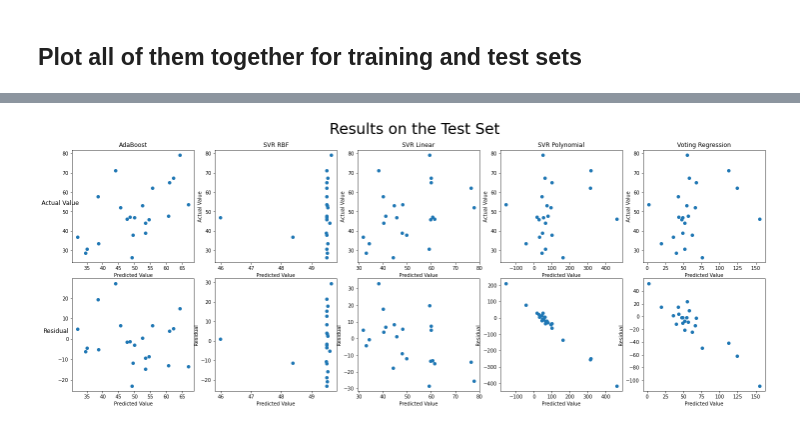
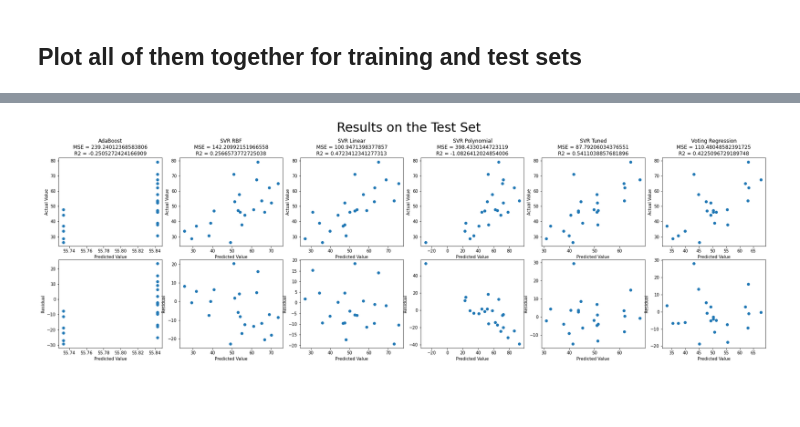
Before and after one commit to jlb14n/Capstone, a Jupyter notebook: Code/Other Machine Learning.ipynb, the cells around one changed output, grey strips where cells are left out. Drawn from its saved outputs; the diff is of its cells as text; code cells hidden in the pictures; blank space fills up the shorter version.

```diff
--- a/Code/Other Machine Learning.ipynb
+++ b/Code/Other Machine Learning.ipynb
@@ -170,9 +180,9 @@ Fitting 5 folds for each of 32 candidates, totalling 160 fits
 # %%
 # Retrain the model using just the optimized parameters
-ABR = AdaBoostRegressor(random_state=0, n_estimators=500, learning_rate=0.7)
-ABR.fit(X_train, y_train)
-scores = cross_val_score(ABR, X_train, y_train, cv=5)
-print(scores.mean())
-print(f"TRAIN: {ABR.score(X_train, y_train)}")
-print(f"TEST: {ABR.score(X_test, y_test)}")
+ABR = AdaBoostRegressor(random_state=0, n_estimators=500, learning_rate=0.5)
+ABR.fit(X_train_scaled, y_train)
+scores = cross_val_score(ABR, X_train_scaled, y_train, cv=5)
+print(f"Cross-Validation Mean Scores: {scores.mean()}")
+print(f"TRAIN: R2 = {ABR.score(X_train_scaled, y_train)} MSE = {mean_squared_error(y_train, regr.predict(X_train_scaled))}")
+print(f"TEST: R2 = {ABR.score(X_test, y_test)} MSE = {mean_squared_error(y_test, regr.predict(X_test_scaled))}")
 # %% [output]
@@ -306,10 +368,10 @@ Take the pretty poor regressors that we developed above and use them together in
 from sklearn.ensemble import VotingRegressor
 
 ereg = VotingRegressor(
-    estimators=[('ABR', ABR), ('svr_rbf', svr_rbf), ('svr_linear', svr_linear), ('svr_poly', svr_poly)])
-ereg = ereg.fit(X_train, y_train)
-scores = cross_val_score(ereg, X_train, y_train, cv=5)
+    estimators=[('ABR', ABR), ('svr_opt', svr_opt)])
+ereg = ereg.fit(X_train_scaled, y_train)
+scores = cross_val_score(ereg, X_train_scaled, y_train, cv=5)
 print(scores.mean())
-print(f"TRAIN: {ereg.score(X_train, y_train)}")
+print(f"TRAIN: {ereg.score(X_train_scaled, y_train)}")
 print(f"TEST: {ereg.score(X_test, y_test)}")
 # %% [output]
@@ -425,30 +503,41 @@ import matplotlib.pyplot as plt
 
 predict_ABR = ABR.predict(X_test)
 residual_ABR = y_test - predict_ABR
+MSE_ABR = mean_squared_error(y_test, predict_ABR)
 
-predict_svr_rbf = svr_rbf.predict(X_test)
+predict_svr_rbf = svr_rbf.predict(X_test_scaled)
 residual_svr_rbf = y_test - predict_svr_rbf
+MSE_svr_rbf = mean_squared_error(y_test, predict_svr_rbf)
 
-predict_svr_linear = svr_linear.predict(X_test)
+predict_svr_linear = svr_linear.predict(X_test_scaled)
 residual_svr_linear = y_test - predict_svr_linear
+MSE_svr_linear = mean_squared_error(y_test, predict_svr_linear)
 
-predict_svr_poly = svr_poly.predict(X_test)
+predict_svr_poly = svr_poly.predict(X_test_scaled)
 residual_svr_poly = y_test - predict_svr_poly
+MSE_svr_poly = mean_squared_error(y_test, predict_svr_poly)
 
-predict_ereg = ereg.predict(X_test)
+predict_svr_opt = svr_opt.predict(X_test_scaled)
+residual_svr_opt = y_test - predict_svr_opt
+MSE_svr_opt = mean_squared_error(y_test, predict_svr_opt)
+
+predict_ereg = ereg.predict(X_test_scaled)
 residual_ereg = y_test - predict_ereg
+MSE_ereg = mean_squared_error(y_test, predict_ereg)
 
-cols = ['AdaBoost', 'SVR RBF', 'SVR Linear', 'SVR Polynomial', 'Voting Regression']
-rows = ['', '']
+cols = [f'AdaBoost\nMSE = {MSE_ABR}\nR2 = {ABR.score(X_test, y_test)}',
+        f'SVR RBF\nMSE = {MSE_svr_rbf}\nR2 = {svr_rbf.score(X_test_scaled, y_test)}',
+        f'SVR Linear\nMSE = {MSE_svr_linear}\nR2 = {svr_linear.score(X_test_scaled, y_test)}',
+        f'SVR Polynomial\nMSE = {MSE_svr_poly}\nR2 = {svr_poly.score(X_test_scaled, y_test)}',
+        f'SVR Tuned\nMSE = {MSE_svr_opt}\nR2 = {svr_opt.score(X_test_scaled, y_test)}',
+        f'Voting Regression\nMSE = {MSE_ereg}\nR2 = {ereg.score(X_test_scaled, y_test)}']
 
-figure, axis = plt.subplots(2, 5, figsize=(20, 8))
+
+figure, axis = plt.subplots(2, 6, figsize=(24, 8))
 figure.suptitle(' Results on the Test Set ', fontsize=30)
 
 for ax, col in zip(axis[0], cols):
     ax.set_title(col)
-
-for ax, row in zip(axis[:, 0], rows):
-    ax.set_ylabel(row, rotation=0, size='large')
 
 figure.tight_layout()
 
@@ -467,33 +556,41 @@ axis[0, 1].set_ylabel("Actual Value")
 
 axis[1, 1].scatter(predict_svr_rbf, residual_svr_rbf)
 axis[1, 1].set_ylabel("Residual")
 axis[1, 1].set_xlabel("Predicted Value")
 
 axis[0, 2].scatter(predict_svr_linear, y_test)
 axis[0, 2].set_xlabel("Predicted Value")
 axis[0, 2].set_ylabel("Actual Value")
 
 axis[1, 2].scatter(predict_svr_linear, residual_svr_linear)
 axis[1, 2].set_ylabel("Residual")
 axis[1, 2].set_xlabel("Predicted Value")
 
 axis[0, 3].scatter(predict_svr_poly, y_test)
 axis[0, 3].set_xlabel("Predicted Value")
 axis[0, 3].set_ylabel("Actual Value")
 
 axis[1, 3].scatter(predict_svr_poly, residual_svr_poly)
 axis[1, 3].set_ylabel("Residual")
 axis[1, 3].set_xlabel("Predicted Value")
 
-axis[0, 4].scatter(predict_ereg, y_test)
+axis[0, 4].scatter(predict_svr_opt, y_test)
 axis[0, 4].set_xlabel("Predicted Value")
 axis[0, 4].set_ylabel("Actual Value")
 
-axis[1, 4].scatter(predict_ereg, residual_ereg)
+axis[1, 4].scatter(predict_svr_opt, residual_svr_opt)
 axis[1, 4].set_ylabel("Residual")
 axis[1, 4].set_xlabel("Predicted Value")
 
+axis[0, 5].scatter(predict_ereg, y_test)
+axis[0, 5].set_xlabel("Predicted Value")
+axis[0, 5].set_ylabel("Actual Value")
+
+axis[1, 5].scatter(predict_ereg, residual_ereg)
+axis[1, 5].set_ylabel("Residual")
+axis[1, 5].set_xlabel("Predicted Value")
+
 
 plt.show()
 # %% [output]
-[figure, old version]
+[figure, new version]
```
Also changed, not shown: parts of 10 cells of this notebook.
